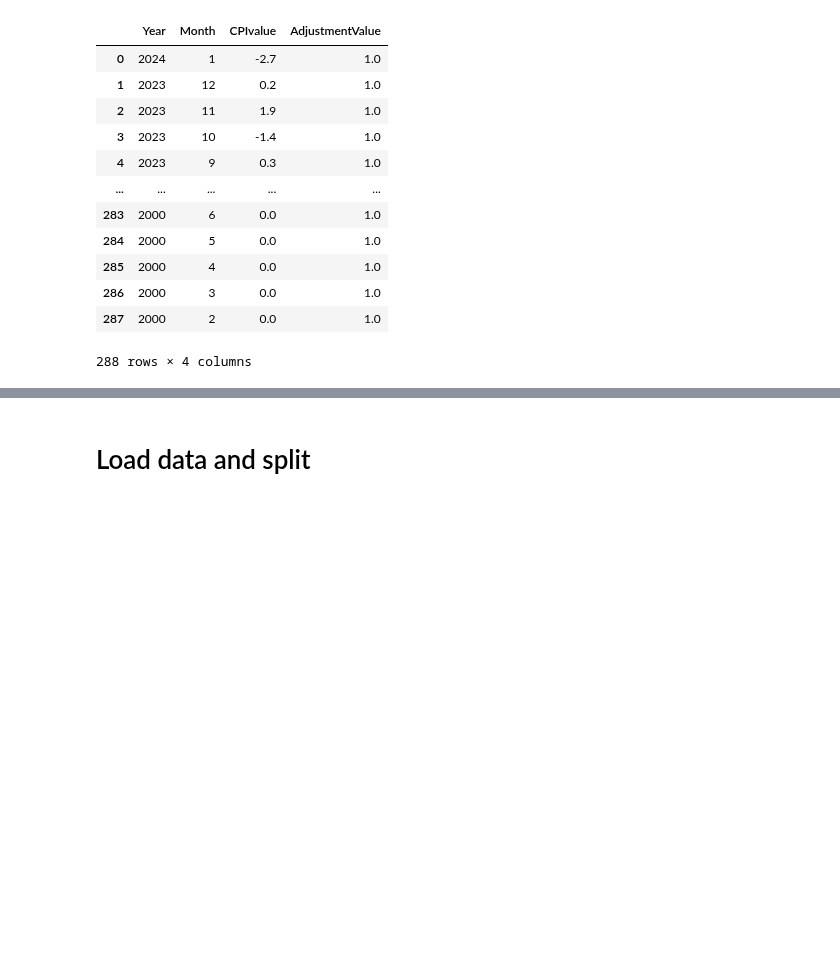
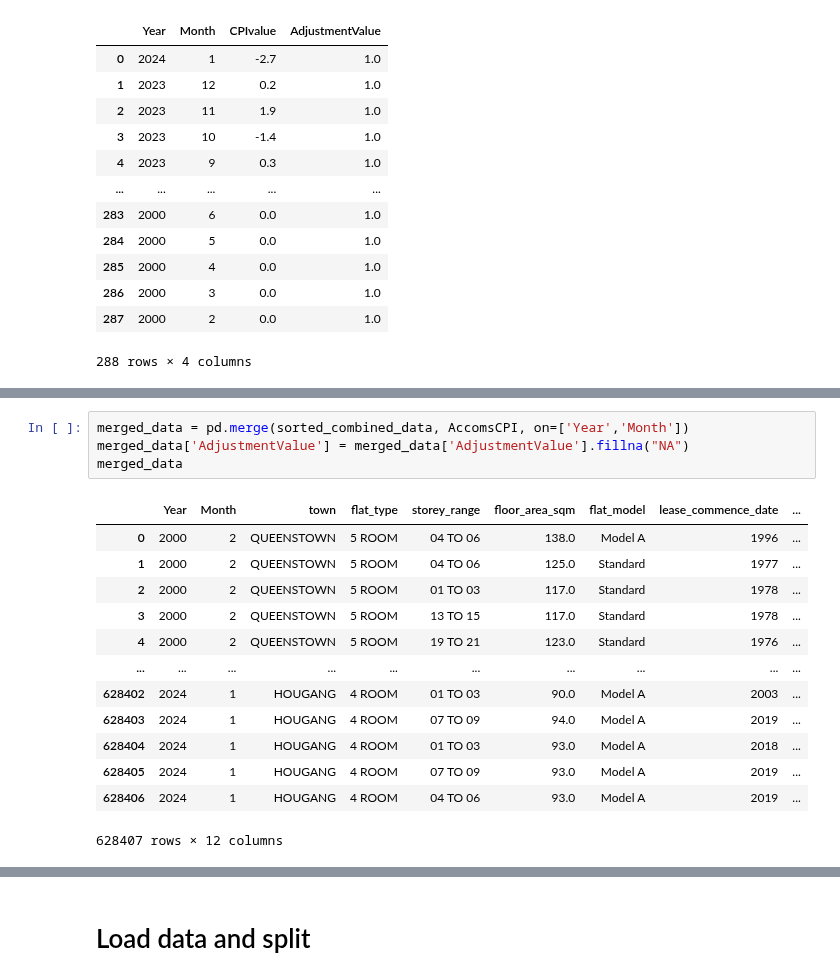
Before and after one commit to KuroInit/HDB-Resale-Price-Predict, a Jupyter notebook: MiniProject_working.ipynb, the cells around one changed output, grey strips where cells are left out. Saved outputs shown, nothing was run; the diff lists cells and outputs as text; blank space fills up the shorter version.

```diff
--- a/MiniProject_working.ipynb
+++ b/MiniProject_working.ipynb
@@ -197 +185,19 @@ sb.lineplot(data=AccomsCPI,x="Year",y="CPIvalue")
+# %%
+merged_data = pd.merge(sorted_combined_data, AccomsCPI, on=['Year','Month'])
+merged_data['AdjustmentValue'] = merged_data['AdjustmentValue'].fillna("NA")
+merged_data
+# %% [output]
+|  | Year | Month | town | flat_type | storey_range | floor_area_sqm | flat_model | lease_commence_date | ... |
+| 0 | 2000 | 2 | QUEENSTOWN | 5 ROOM | 04 TO 06 | 138.0 | Model A | 1996 | ... |
+| 1 | 2000 | 2 | QUEENSTOWN | 5 ROOM | 04 TO 06 | 125.0 | Standard | 1977 | ... |
+| 2 | 2000 | 2 | QUEENSTOWN | 5 ROOM | 01 TO 03 | 117.0 | Standard | 1978 | ... |
+| 3 | 2000 | 2 | QUEENSTOWN | 5 ROOM | 13 TO 15 | 117.0 | Standard | 1978 | ... |
+| 4 | 2000 | 2 | QUEENSTOWN | 5 ROOM | 19 TO 21 | 123.0 | Standard | 1976 | ... |
+| ... | ... | ... | ... | ... | ... | ... | ... | ... | ... |
+| 628402 | 2024 | 1 | HOUGANG | 4 ROOM | 01 TO 03 | 90.0 | Model A | 2003 | ... |
+| 628403 | 2024 | 1 | HOUGANG | 4 ROOM | 07 TO 09 | 94.0 | Model A | 2019 | ... |
+| 628404 | 2024 | 1 | HOUGANG | 4 ROOM | 01 TO 03 | 93.0 | Model A | 2018 | ... |
+| 628405 | 2024 | 1 | HOUGANG | 4 ROOM | 07 TO 09 | 93.0 | Model A | 2019 | ... |
+| 628406 | 2024 | 1 | HOUGANG | 4 ROOM | 04 TO 06 | 93.0 | Model A | 2019 | ... |
+628407 rows × 12 columns
 # %%
```
Also changed, not shown: parts of 19 cells of this notebook, 3 other files.
